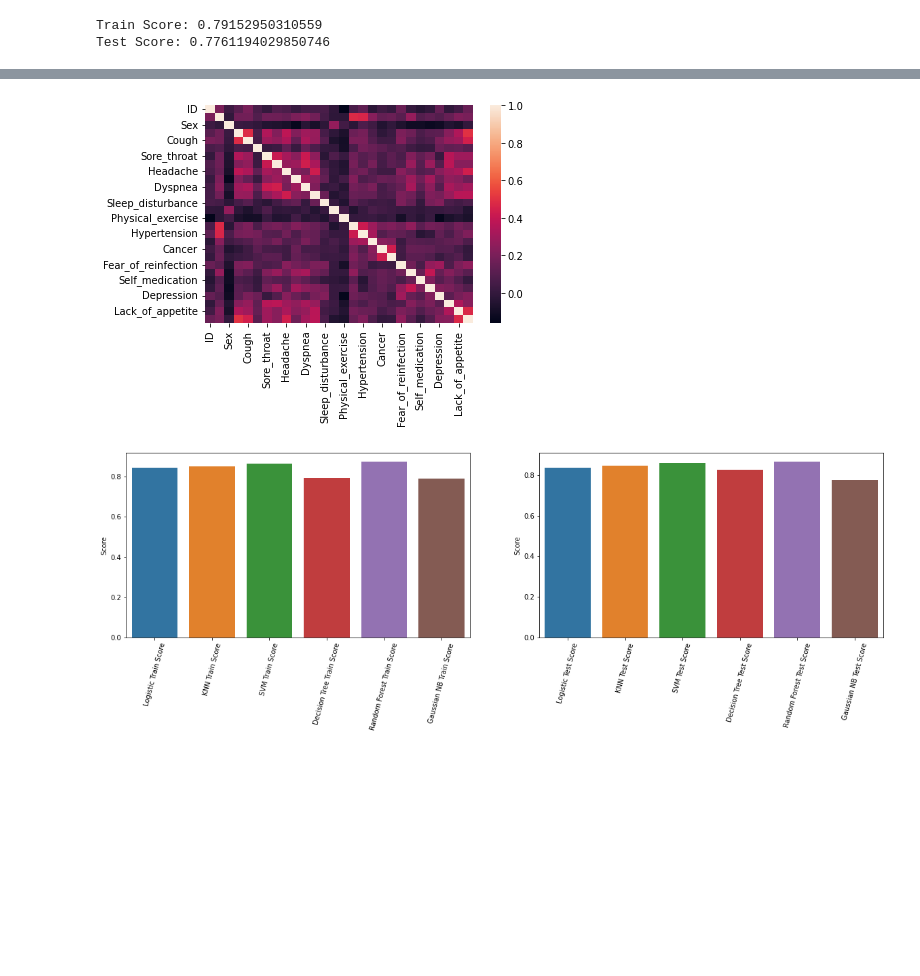
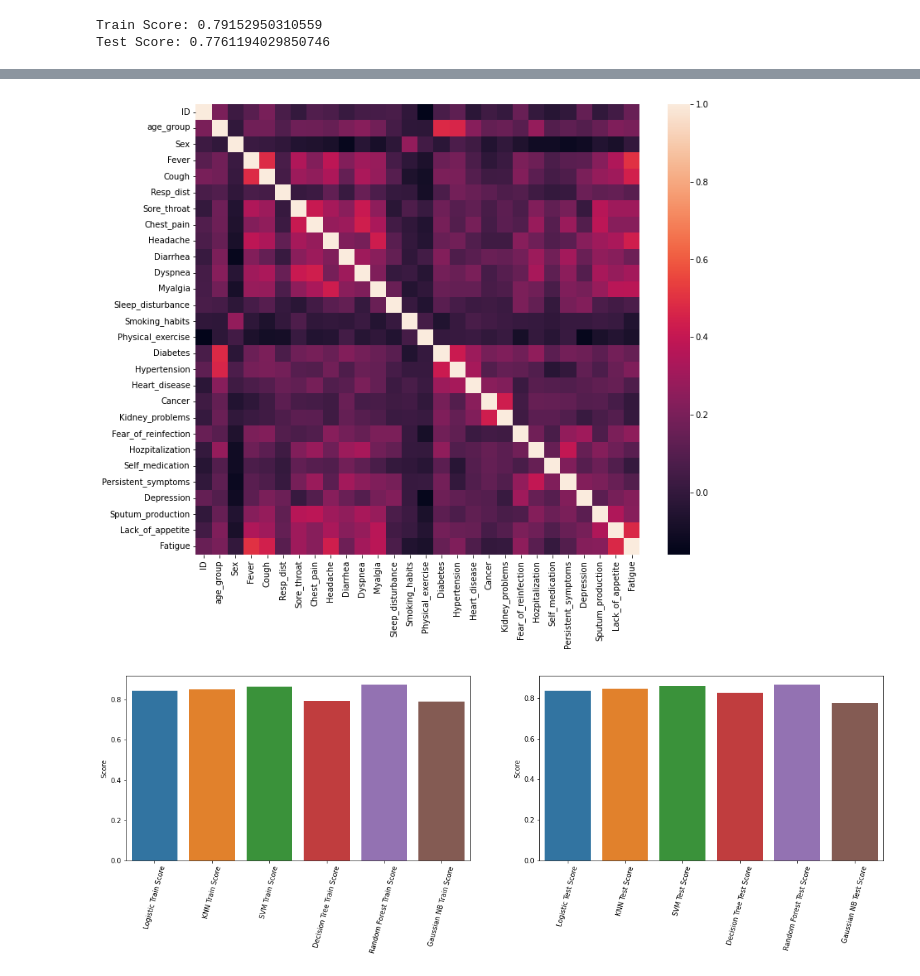
Before and after one commit to azratuni/Thesis, a Jupyter notebook: TestandTrain.ipynb, the cells around one changed output, grey strips where cells are left out. Cells and saved outputs as stored; diff of their text form; code cells hidden in the pictures; blank space fills up the shorter version.

```diff
--- a/TestandTrain.ipynb
+++ b/TestandTrain.ipynb
@@ -244,19 +244,18 @@ print(df_result_train)
 # %%
 import seaborn as sns
 
 # checking correlation using heatmap
 #Loading dataset
-cormat = data.corr()
-round(cormat,2)  # type: ignore
-sns.heatmap(cormat);
+plt.figure(figsize=(12,10))
+ax = sns.heatmap(data.corr())
 
 
 fig,ax = plt.subplots(1,2,figsize=(20,5))
 sns.barplot(x = df_result_train.index,y = df_result_train.Score,ax = ax[0])
 sns.barplot(x = df_result_test.index,y = df_result_test.Score,ax = ax[1])
 ax[0].set_xticklabels(df_result_train.index,rotation = 75)
 ax[1].set_xticklabels(df_result_test.index,rotation = 75)
 plt.show()
 # %% [output]
-[figure, old version]
+[figure, new version]
 [figure]
```
Also changed, not shown: parts of 4 cells of this notebook.
